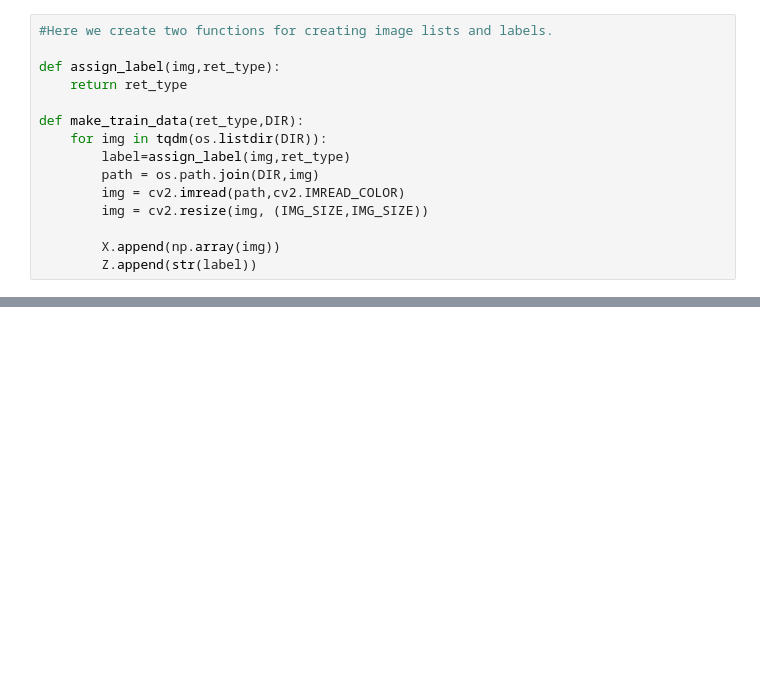
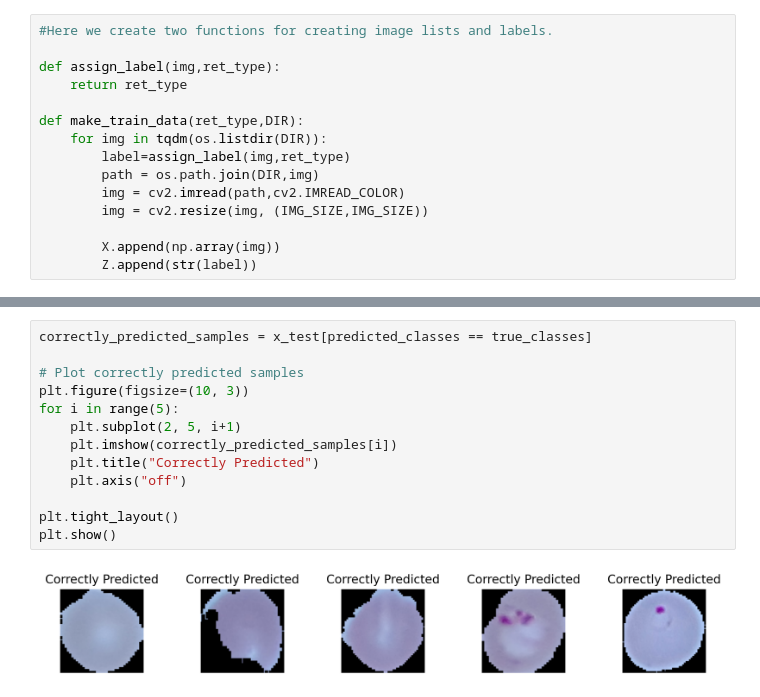
Before and after one commit to yemioyeleke/Malaria_Detection_CNN, a Jupyter notebook: Malaria_Detection_with_CNN.ipynb, the cells around one changed output, grey strips where cells are left out. Drawn from its saved outputs; the diff is of its cells as text; blank space fills up the shorter version.

```diff
--- a/Malaria_Detection_with_CNN.ipynb
+++ b/Malaria_Detection_with_CNN.ipynb
@@ -67,0 +428,15 @@ make_train_data('Uninfected',norm_DIR)
+# %%
+correctly_predicted_samples = x_test[predicted_classes == true_classes]
+
+# Plot correctly predicted samples
+plt.figure(figsize=(10, 3))
+for i in range(5):
+    plt.subplot(2, 5, i+1)
+    plt.imshow(correctly_predicted_samples[i])
+    plt.title("Correctly Predicted")
+    plt.axis("off")
+
+plt.tight_layout()
+plt.show()
+# %% [output]
+[figure, added]
```
Also changed, not shown: parts of 57 cells of this notebook.
